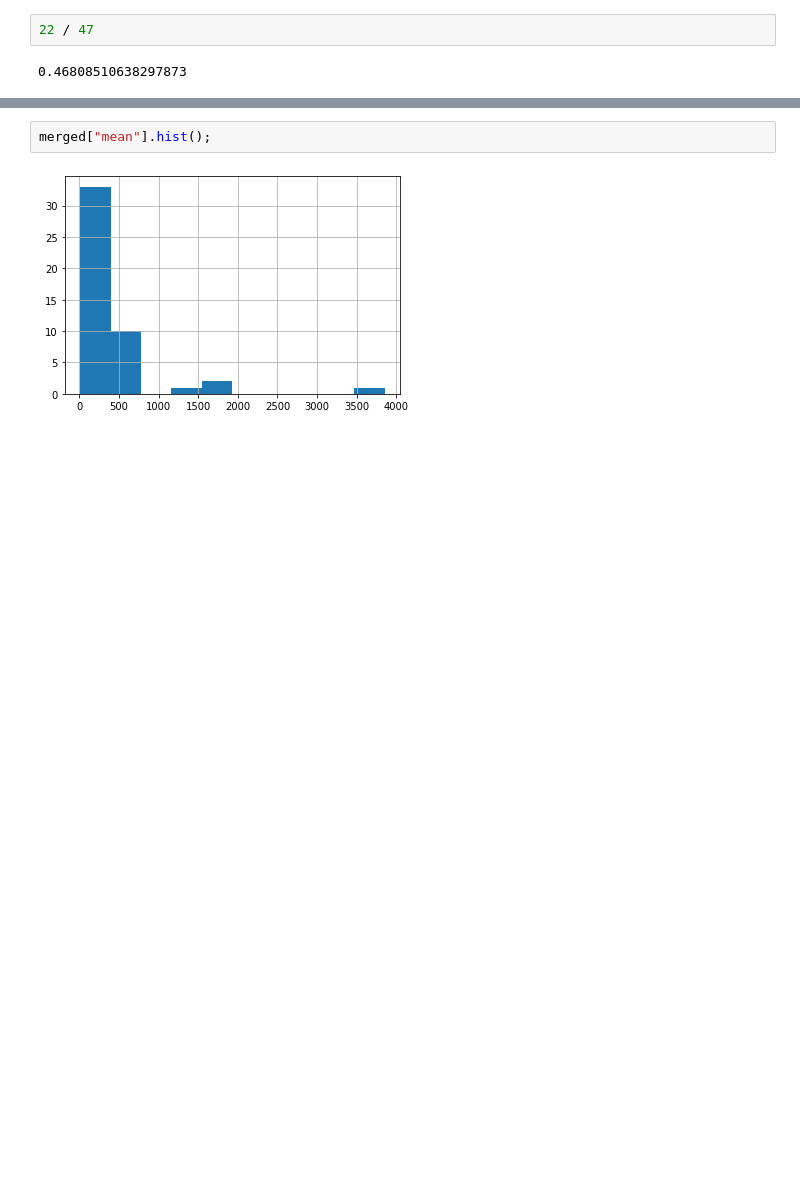
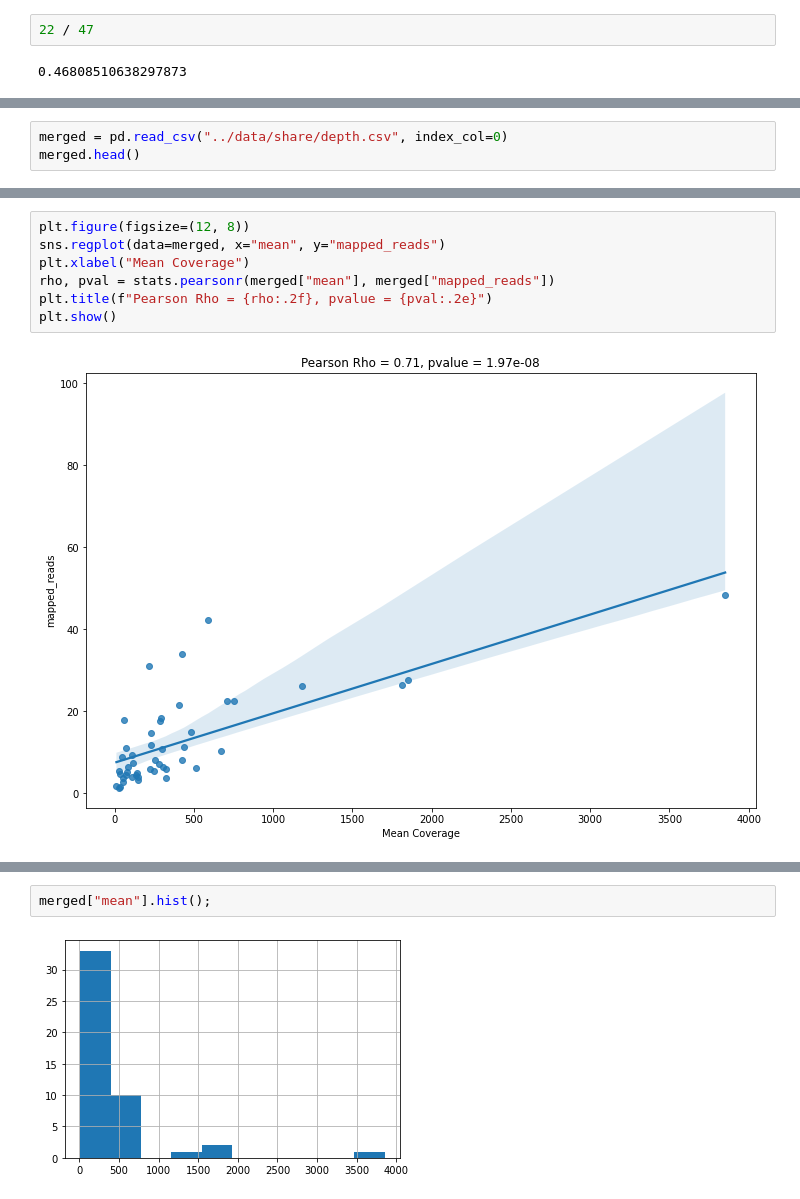
Before and after one commit to mitoclub/OldMenGenetics, a Jupyter notebook: notebooks/stats.ipynb, the cells around one changed output, grey strips where cells are left out. Drawn from its saved outputs; the diff is of its cells as text; blank space fills up the shorter version.

Commit message:
correlation plot for Masha

```diff
--- a/notebooks/stats.ipynb
+++ b/notebooks/stats.ipynb
@@ -108,0 +106,3 @@ plt.show()
+# %%
+merged = pd.read_csv("../data/share/depth.csv", index_col=0)
+merged.head()
@@ -108,0 +116,9 @@ plt.show()
+# %%
+plt.figure(figsize=(12, 8))
+sns.regplot(data=merged, x="mean", y="mapped_reads")
+plt.xlabel("Mean Coverage")
+rho, pval = stats.pearsonr(merged["mean"], merged["mapped_reads"])
+plt.title(f"Pearson Rho = {rho:.2f}, pvalue = {pval:.2e}")
+plt.show()
+# %% [output]
+[figure, added]
```
Also changed, not shown: parts of 6 cells of this notebook.
